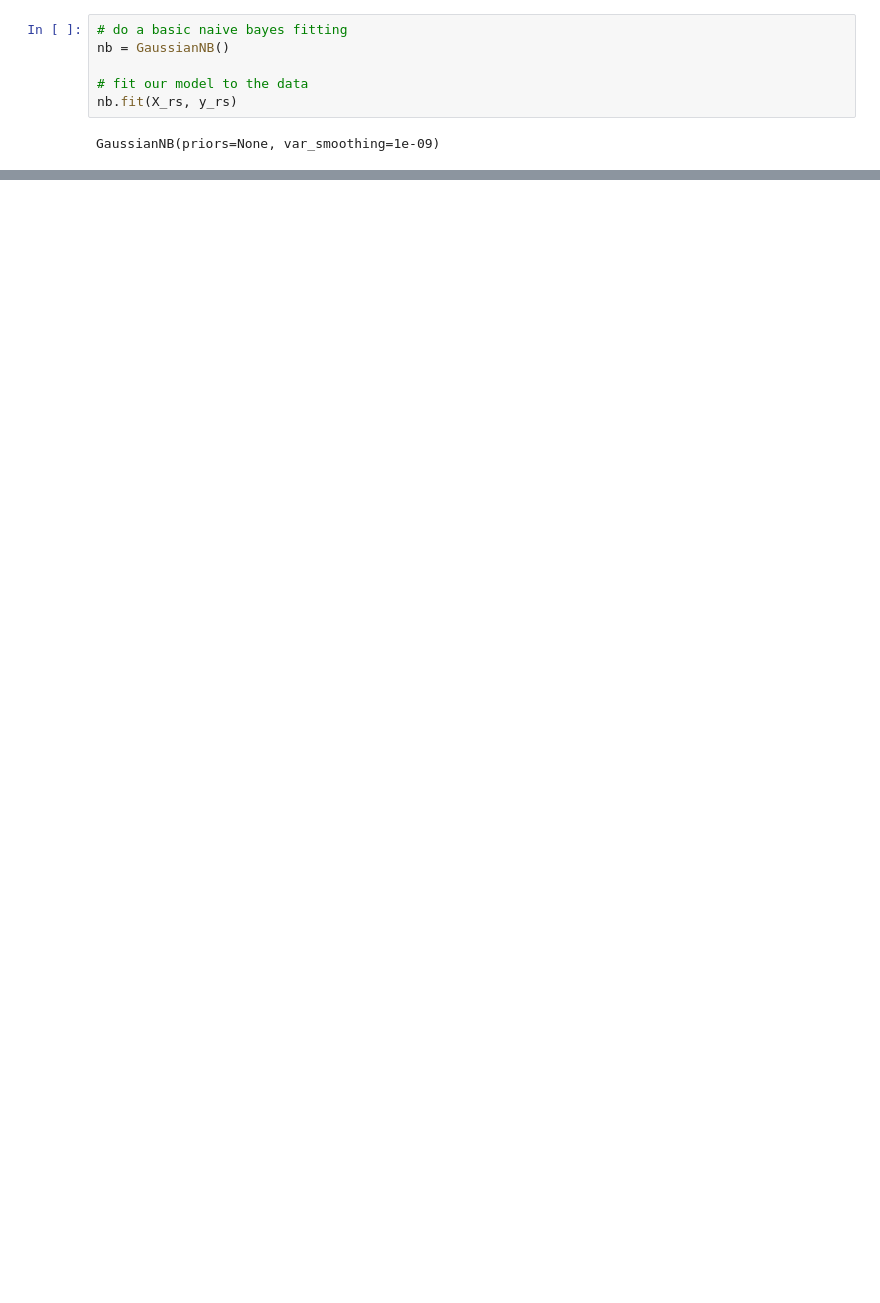
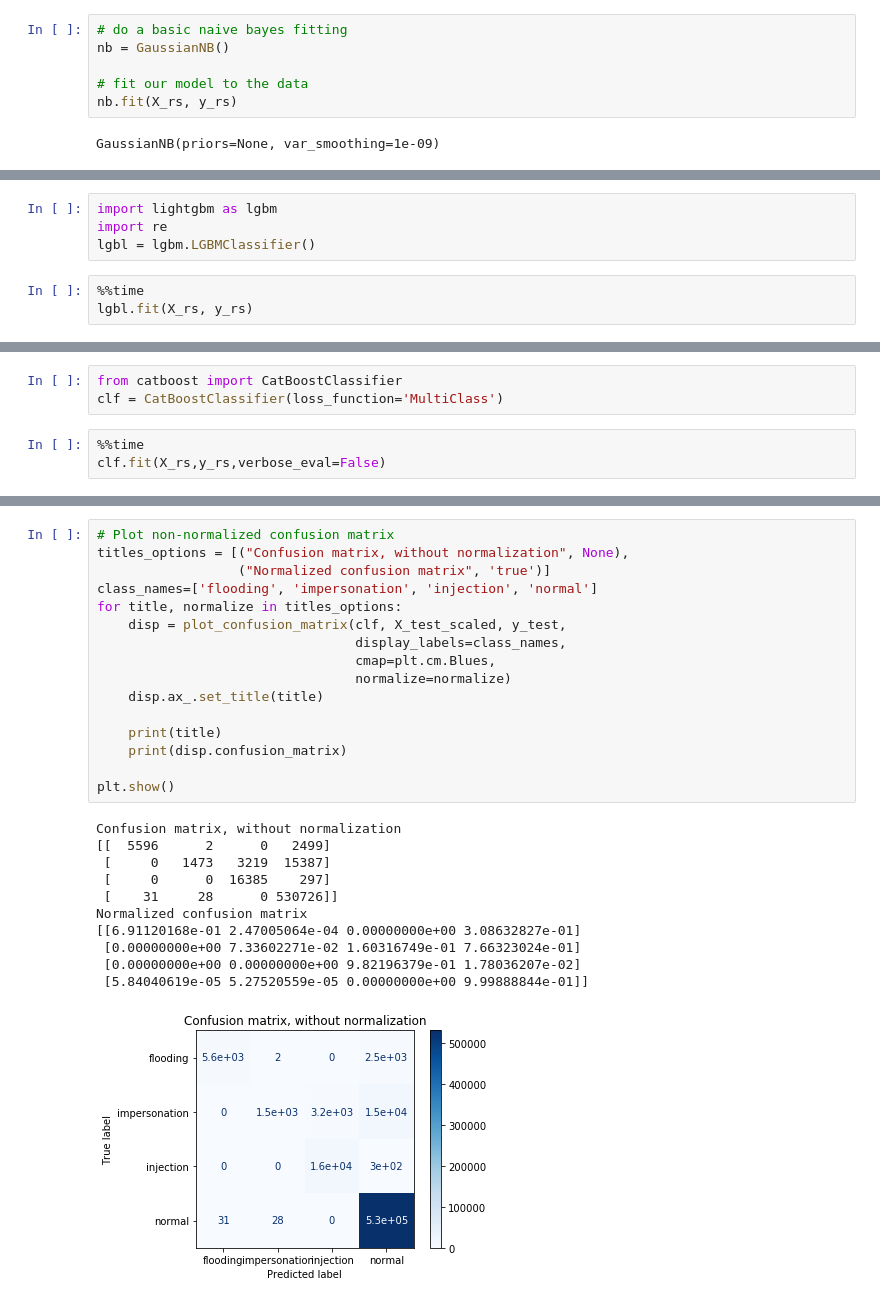
Before and after one commit to shibha20/Intrusion-Detection-in-Wireless-Network, a Jupyter notebook: src/umap.ipynb, the cells around one changed output, grey strips where cells are left out. Drawn from its saved outputs; the diff is of its cells as text; blank space fills up the shorter version.

```diff
--- a/src/umap.ipynb
+++ b/src/umap.ipynb
@@ -303,0 +225,7 @@ array([[     0,      0,      0,      0],
+# %%
+import lightgbm as lgbm
+import re
+lgbl = lgbm.LGBMClassifier()
+# %%
+%%time
+lgbl.fit(X_rs, y_rs)
@@ -303,0 +247,6 @@ array([[     0,      0,      0,      0],
+# %%
+from catboost import CatBoostClassifier
+clf = CatBoostClassifier(loss_function='MultiClass')
+# %%
+%%time
+clf.fit(X_rs,y_rs,verbose_eval=False)
@@ -303,0 +268,28 @@ array([[     0,      0,      0,      0],
+# %%
+# Plot non-normalized confusion matrix
+titles_options = [("Confusion matrix, without normalization", None),
+                  ("Normalized confusion matrix", 'true')]
+class_names=['flooding', 'impersonation', 'injection', 'normal']
+for title, normalize in titles_options:
+    disp = plot_confusion_matrix(clf, X_test_scaled, y_test,
+                                 display_labels=class_names,
+                                 cmap=plt.cm.Blues,
+                                 normalize=normalize)
+    disp.ax_.set_title(title)
+
+    print(title)
+    print(disp.confusion_matrix)
+
+plt.show()
+# %% [output]
+Confusion matrix, without normalization
+[[  5596      2      0   2499]
+ [     0   1473   3219  15387]
+ [     0      0  16385    297]
+ [    31     28      0 530726]]
+Normalized confusion matrix
+[[6.91120168e-01 2.47005064e-04 0.00000000e+00 3.08632827e-01]
+ [0.00000000e+00 7.33602271e-02 1.60316749e-01 7.66323024e-01]
+ [0.00000000e+00 0.00000000e+00 9.82196379e-01 1.78036207e-02]
+ [5.84040619e-05 5.27520559e-05 0.00000000e+00 9.99888844e-01]]
+[figure, added]
```
Also changed, not shown: parts of 53 cells of this notebook, 4 other files.
